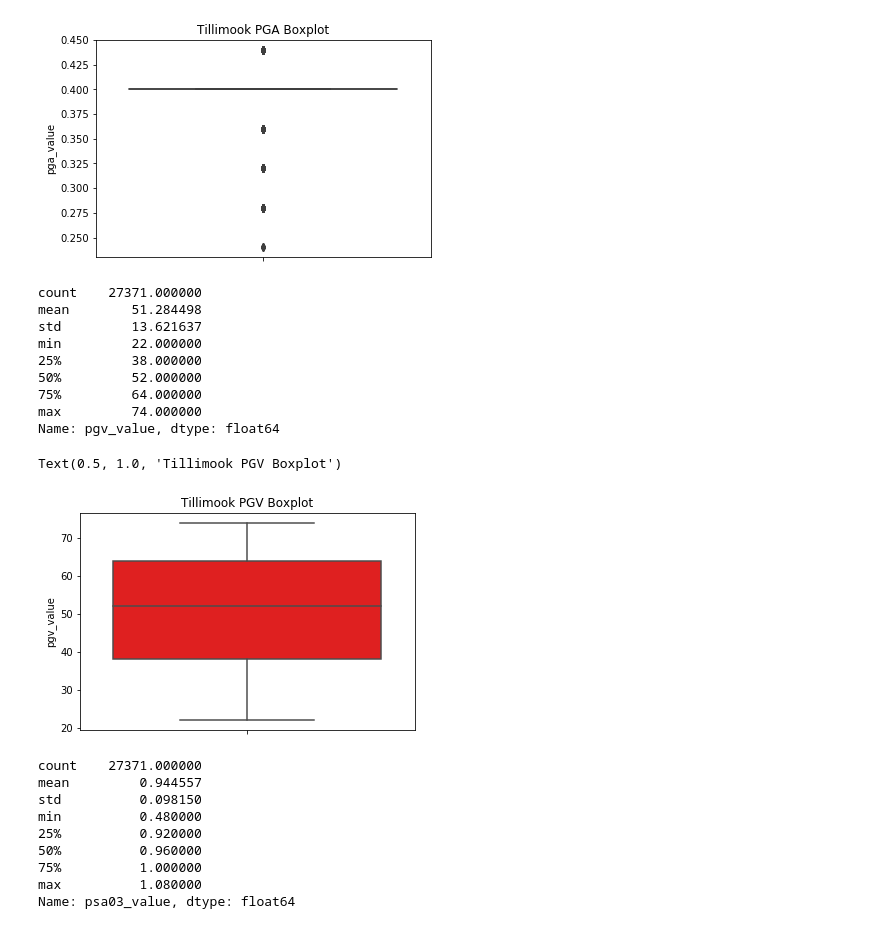
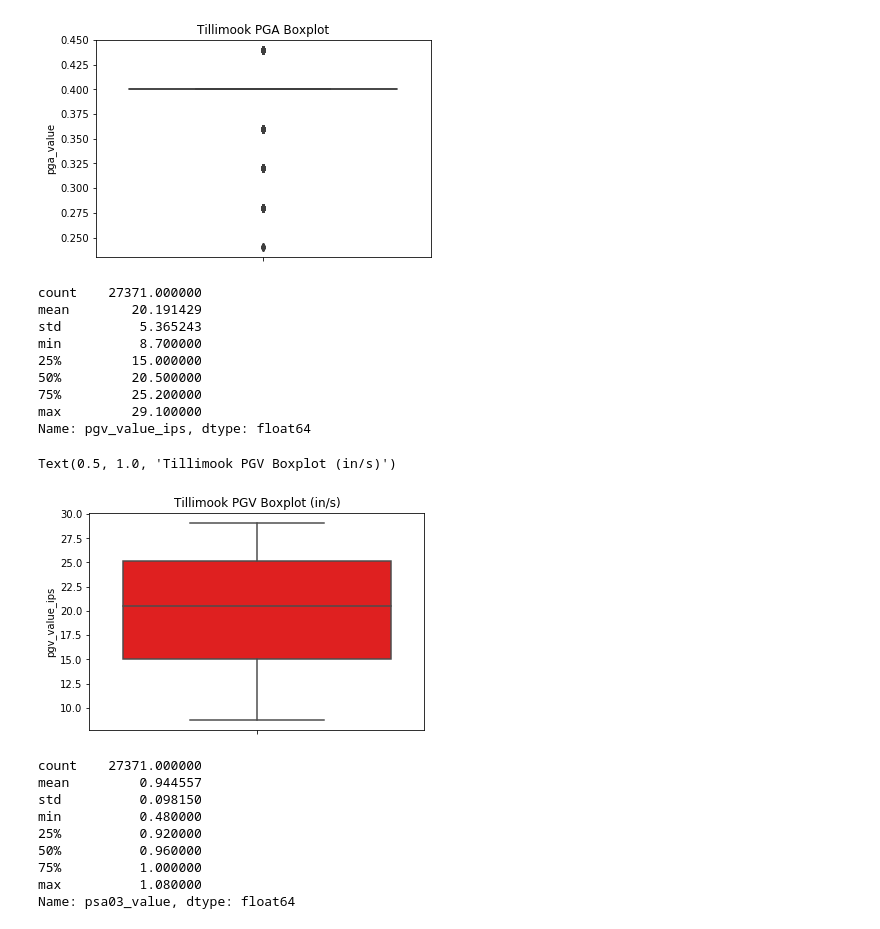
Before and after one commit to hackoregon/2019-disaster-resilience-data-science, a Jupyter notebook: notebooks/1.0_skt_aebm_input_geoprocessing.ipynb, the cells around one changed output. Drawn from its saved outputs; the diff is of its cells as text; code cells hidden in the pictures.

Commit message:
Update 1.0_skt_aebm_input_geoprocessing.ipynb
add column with PGV in inches/second

```diff
--- a/notebooks/1.0_skt_aebm_input_geoprocessing.ipynb
+++ b/notebooks/1.0_skt_aebm_input_geoprocessing.ipynb
@@ -178,6 +178,10 @@ def get_aebm_inputs(building_df, shapedir=shapedir):
             if 'PARAMVALUE' in building_df_appended.columns:
                 building_df_appended.rename(columns={"PARAMVALUE": param_column}, inplace=True)
 
+    #apply cm/s to in/s conversion to PGV in additional column
+    if 'pgv_value' in building_df_appended.columns:
+        building_df_appended['pgv_value_ips'] = building_df_appended['pgv_value'].apply(lambda x: round(x/2.54, 1))
+
     return building_df_appended
 # %%
 tillimook_aebm_inputs = get_aebm_inputs(building_df=structures_df)
@@ -237,22 +241,22 @@ sns.boxplot(y=tillimook_aebm_inputs['pga_value']).set_title('Tillimook PGA Boxpl
 Text(0.5, 1.0, 'Tillimook PGA Boxplot')
 [figure]
 # %%
-tillimook_aebm_inputs['pgv_value'].describe()
+tillimook_aebm_inputs['pgv_value_ips'].describe()
 # %% [output]
 count    27371.000000
-mean        51.284498
-std         13.621637
-min         22.000000
-25%         38.000000
-50%         52.000000
-75%         64.000000
-max         74.000000
-Name: pgv_value, dtype: float64
+mean        20.191429
+std          5.365243
+min          8.700000
+25%         15.000000
+50%         20.500000
+75%         25.200000
+max         29.100000
+Name: pgv_value_ips, dtype: float64
 # %%
-sns.boxplot(y=tillimook_aebm_inputs['pgv_value'], color='red').set_title('Tillimook PGV Boxplot')
+sns.boxplot(y=tillimook_aebm_inputs['pgv_value_ips'], color='red').set_title('Tillimook PGV Boxplot (in/s)')
 # %% [output]
-Text(0.5, 1.0, 'Tillimook PGV Boxplot')
+Text(0.5, 1.0, 'Tillimook PGV Boxplot (in/s)')
-[figure, old version]
+[figure, new version]
 # %%
 tillimook_aebm_inputs['psa03_value'].describe()
 # %% [output]
```
Also changed, not shown: parts of 2 cells of this notebook.
